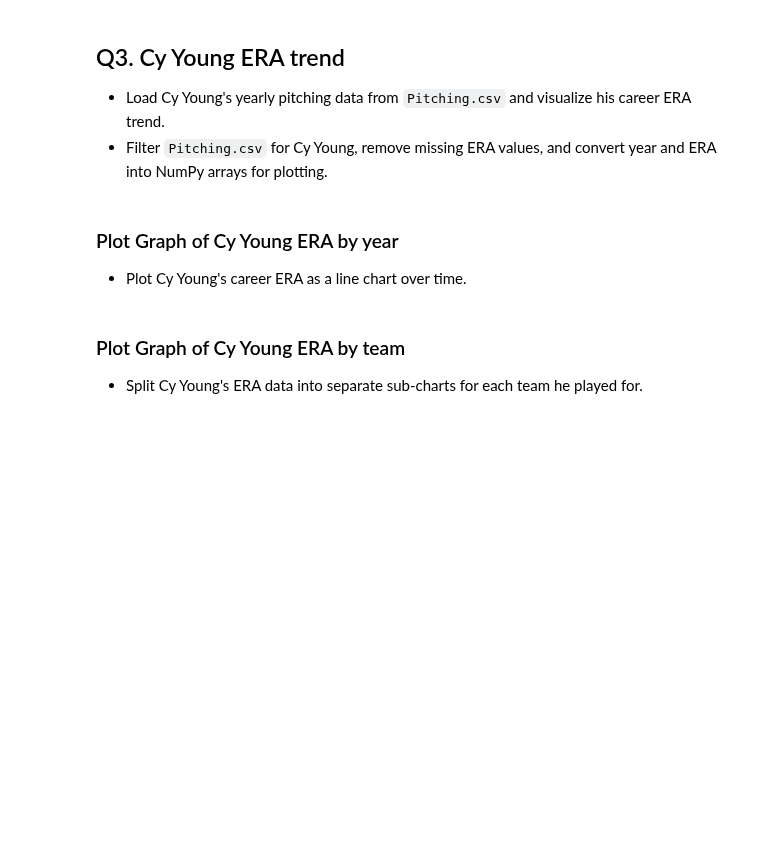
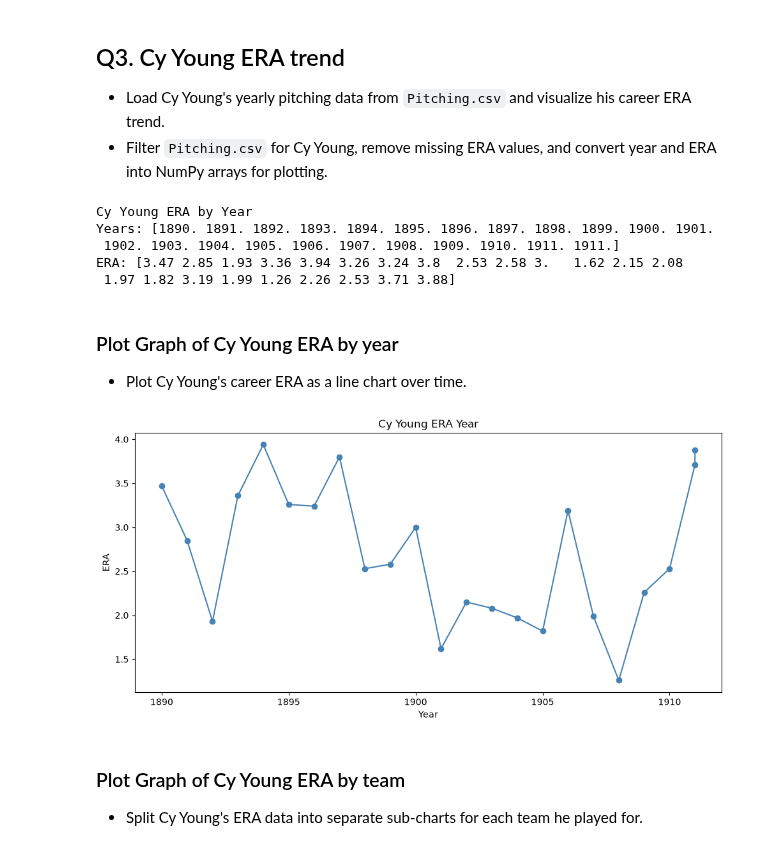
Before and after one commit to Jimmyu2foru18/Algorithms-Programming-Technique-6010, a Jupyter notebook: Assignment 4/02 Baseball Databank/Baseball.ipynb, the cells around one changed output. Drawn from its saved outputs; the diff is of its cells as text; code cells hidden in the pictures; blank space fills up the shorter version.

```diff
--- a/Assignment 4/02 Baseball Databank/Baseball.ipynb
+++ b/Assignment 4/02 Baseball Databank/Baseball.ipynb
@@ -87,7 +107,7 @@ plt.show()
 # %%
 pitching = np.genfromtxt('Data/Pitching.csv', delimiter=',', dtype=None, names=True, encoding='utf-8')
 
-cy_rows = pitching[pitching['playerID'] == b'youngcy01']
+cy_rows = pitching[pitching['playerID'] == 'youngcy01']
 
 cy_years = cy_rows['yearID'].astype(float)
 cy_era = cy_rows['ERA'].astype(float)
@@ -96,20 +116,28 @@ not_missing = ~np.isnan(cy_era)
 clean_years = cy_years[not_missing]
 clean_era = cy_era[not_missing]
 
-print('Cy Young — ERA by Year')
+print('Cy Young ERA by Year')
 print('Years:', clean_years)
 print('ERA:', clean_era)
+# %% [output]
+Cy Young ERA by Year
+Years: [1890. 1891. 1892. 1893. 1894. 1895. 1896. 1897. 1898. 1899. 1900. 1901.
+ 1902. 1903. 1904. 1905. 1906. 1907. 1908. 1909. 1910. 1911. 1911.]
+ERA: [3.47 2.85 1.93 3.36 3.94 3.26 3.24 3.8  2.53 2.58 3.   1.62 2.15 2.08
+ 1.97 1.82 3.19 1.99 1.26 2.26 2.53 3.71 3.88]
 # %% [markdown]
 ### Plot Graph of Cy Young ERA by year
 - Plot Cy Young's career ERA as a line chart over time.
 # %%
 figure, axis = plt.subplots(figsize=(10, 5))
 axis.plot(clean_years, clean_era, color='steelblue', marker='o')
-axis.set_title('Cy Young — ERA by Year')
+axis.set_title('Cy Young ERA Year')
 axis.set_xlabel('Year')
 axis.set_ylabel('ERA')
 plt.tight_layout()
 plt.show()
+# %% [output]
+[figure, added]
 # %% [markdown]
 ### Plot Graph of Cy Young ERA by team
 - Split Cy Young's ERA data into separate sub-charts for each team he played for.
```
Also changed, not shown: parts of 8 cells of this notebook.
